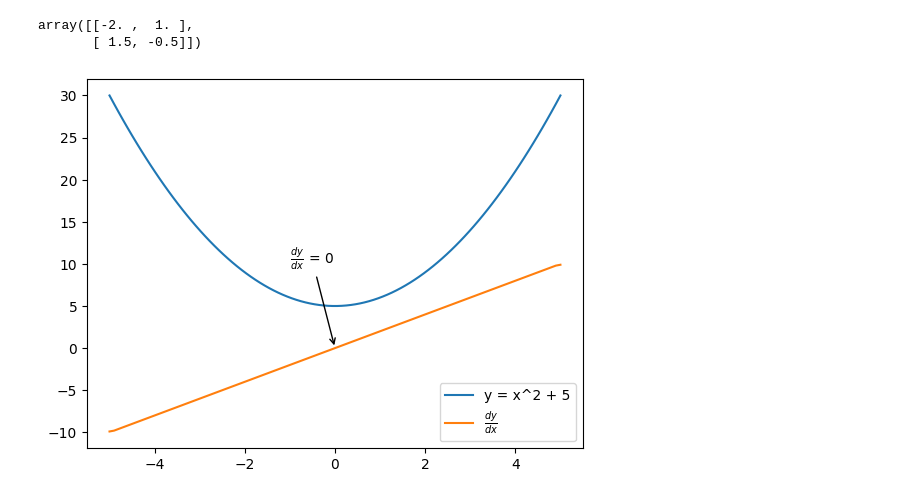
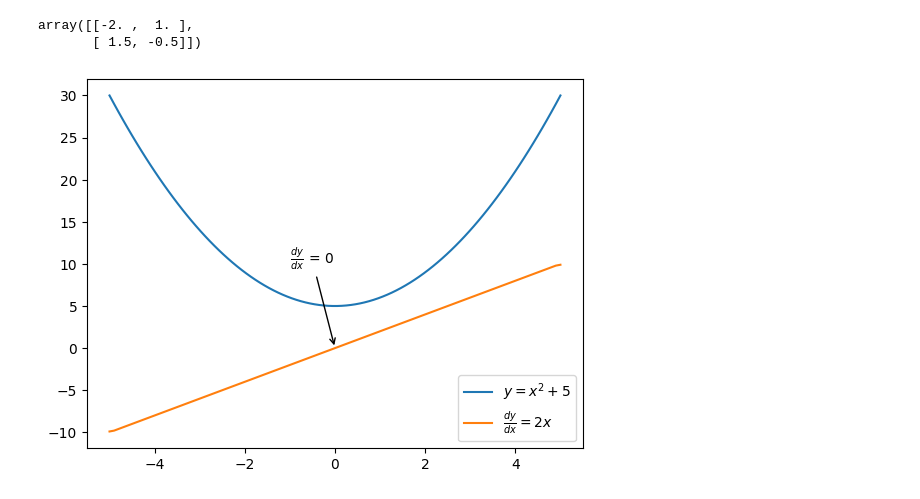
Before and after one commit to fyap898/w25, a Jupyter notebook: lectures/02-math-review/02-math-figs.ipynb, the cells around one changed output. Drawn from its saved outputs; the diff is of its cells as text; code cells hidden in the pictures.

Commit message:
Fixing legend

```diff
--- a/lectures/02-math-review/02-math-figs.ipynb
+++ b/lectures/02-math-review/02-math-figs.ipynb
@@ -61,11 +61,11 @@ array([[-2. ,  1. ],
 # %%
 x = np.linspace(-5, 5, 100)
 y = x**2 + 5
-plt.plot(x, y, label="y = x^2 + 5")
+plt.plot(x, y, label="$y = x^2 + 5$")
 dy_dx = np.gradient(y, x)
-plt.plot(x, dy_dx, label=r"$\frac{dy}{dx}$")
+plt.plot(x, dy_dx, label=r"$\frac{dy}{dx} = 2x$")
 plt.annotate(r"$\frac{dy}{dx}$ = 0", (0,0), xytext=(-1, 10), arrowprops={"arrowstyle": "->"})
 plt.legend()
 plt.show()
 # %% [output]
-[figure, old version]
+[figure, new version]
```
